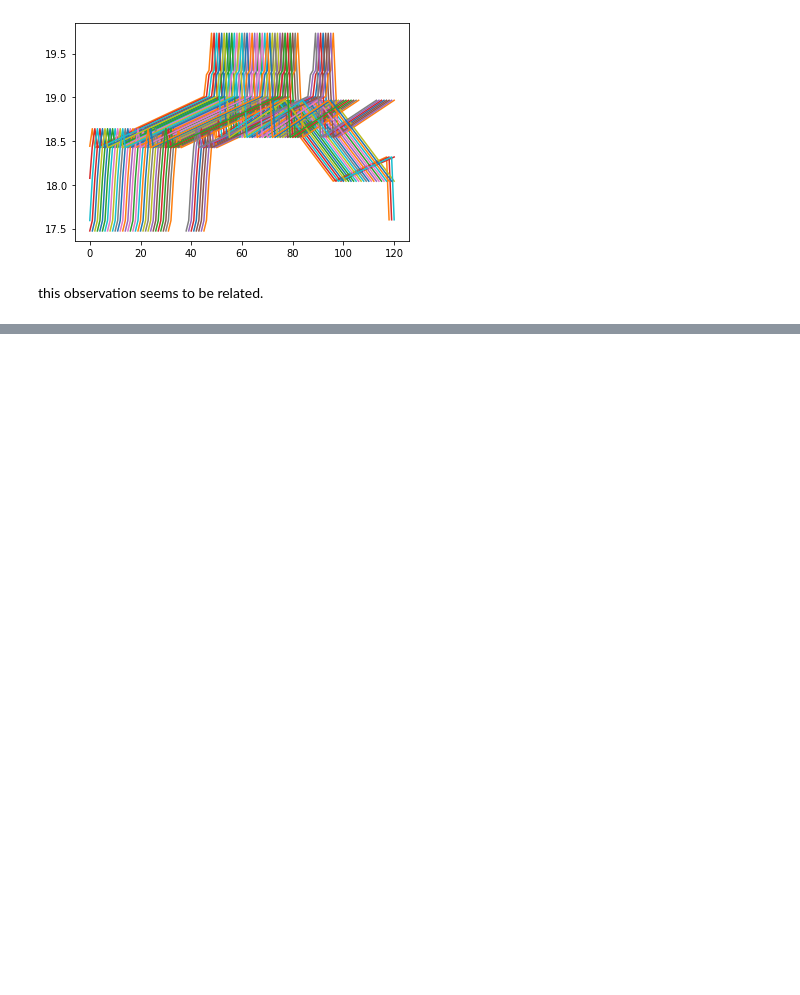
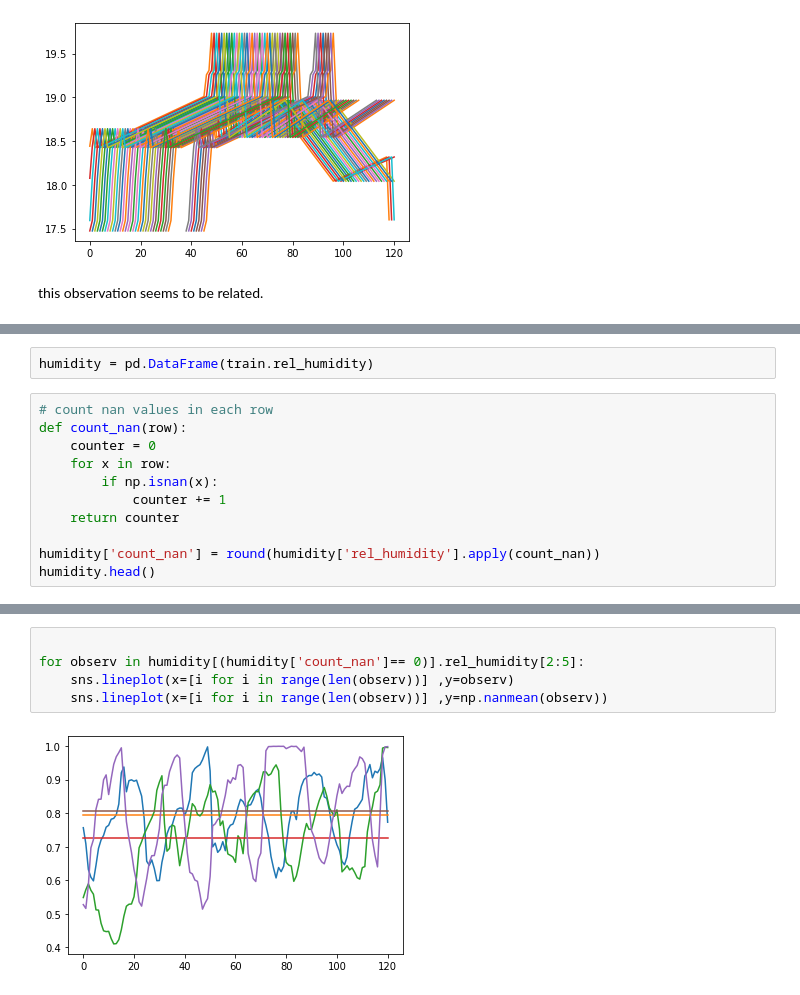
Before and after one commit to sm4rtm4art/airquality, a Jupyter notebook: alternative_EDA.ipynb, the cells around one changed output, grey strips where cells are left out. Drawn from its saved outputs; the diff is of its cells as text; blank space fills up the shorter version.

Commit message:
humidity

```diff
--- a/alternative_EDA.ipynb
+++ b/alternative_EDA.ipynb
@@ -252,0 +257,13 @@ this observation seems to be related.
+# %%
+humidity = pd.DataFrame(train.rel_humidity)
+# %%
+# count nan values in each row
+def count_nan(row):
+    counter = 0
+    for x in row:
+        if np.isnan(x):
+            counter += 1
+    return counter
+
+humidity['count_nan'] = round(humidity['rel_humidity'].apply(count_nan))
+humidity.head()
@@ -252,0 +287,7 @@ this observation seems to be related.
+# %%
+
+for observ in humidity[(humidity['count_nan']== 0)].rel_humidity[2:5]:
+    sns.lineplot(x=[i for i in range(len(observ))] ,y=observ)
+    sns.lineplot(x=[i for i in range(len(observ))] ,y=np.nanmean(observ))
+# %% [output]
+[figure, added]
```
Also changed, not shown: parts of 4 cells of this notebook.
